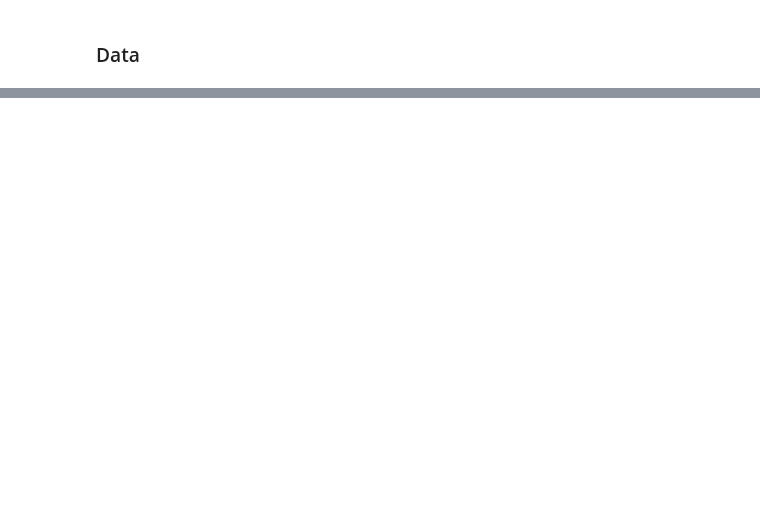
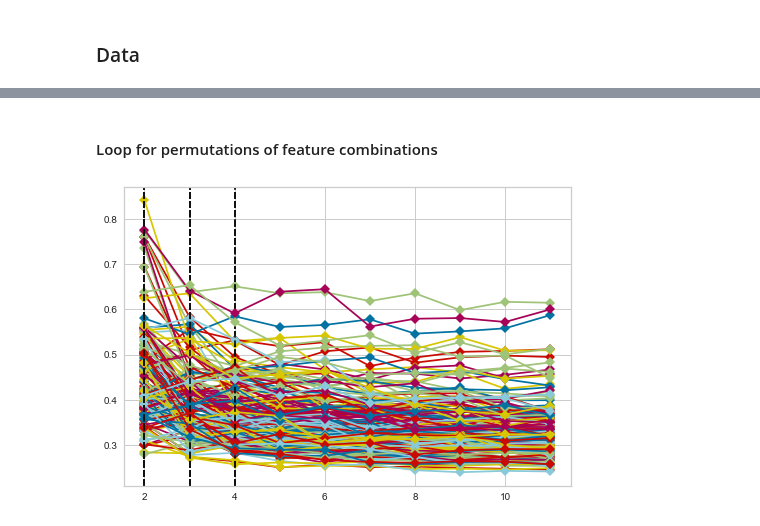
Before and after one commit to katieravenwood/Spotify-Five-Year-Analysis-Project, a Jupyter notebook: notebooks/DataAnalysis.ipynb, the cells around one changed output, grey strips where cells are left out. Drawn from its saved outputs; the diff is of its cells as text; code cells hidden in the pictures; blank space fills up the shorter version.

```diff
--- a/notebooks/DataAnalysis.ipynb
+++ b/notebooks/DataAnalysis.ipynb
@@ -29,0 +73,26 @@ atacj.head()
+# %% [markdown]
+#### Loop for permutations of feature combinations
+# %%
+for i in tqdm(list(output)):
+    df1 = df[[i[0], i[1], i[2]]]
+    x = df1.values  # returns a numpy array
+    min_max_scaler = preprocessing.MinMaxScaler()
+    x_scaled = min_max_scaler.fit_transform(x)
+
+    model = KMeans(random_state=0)
+    visualizer = KElbowVisualizer(model, k=(2,12), metric='silhouette', timings=False)
+    visualizer.fit(x_scaled)
+    score = visualizer.elbow_score_
+    value = visualizer.elbow_value_
+    if score>0.4:
+        # visualizer.show()
+        idx = df1.columns
+        mylist = idx.tolist()
+        dict = {
+            "features": mylist,
+            "score": score,
+            "elbow": value
+        }
+        df3 = df3.append(dict, ignore_index=True)
+# %% [output]
+[figure, added]
```
Also changed, not shown: parts of 35 cells of this notebook.
